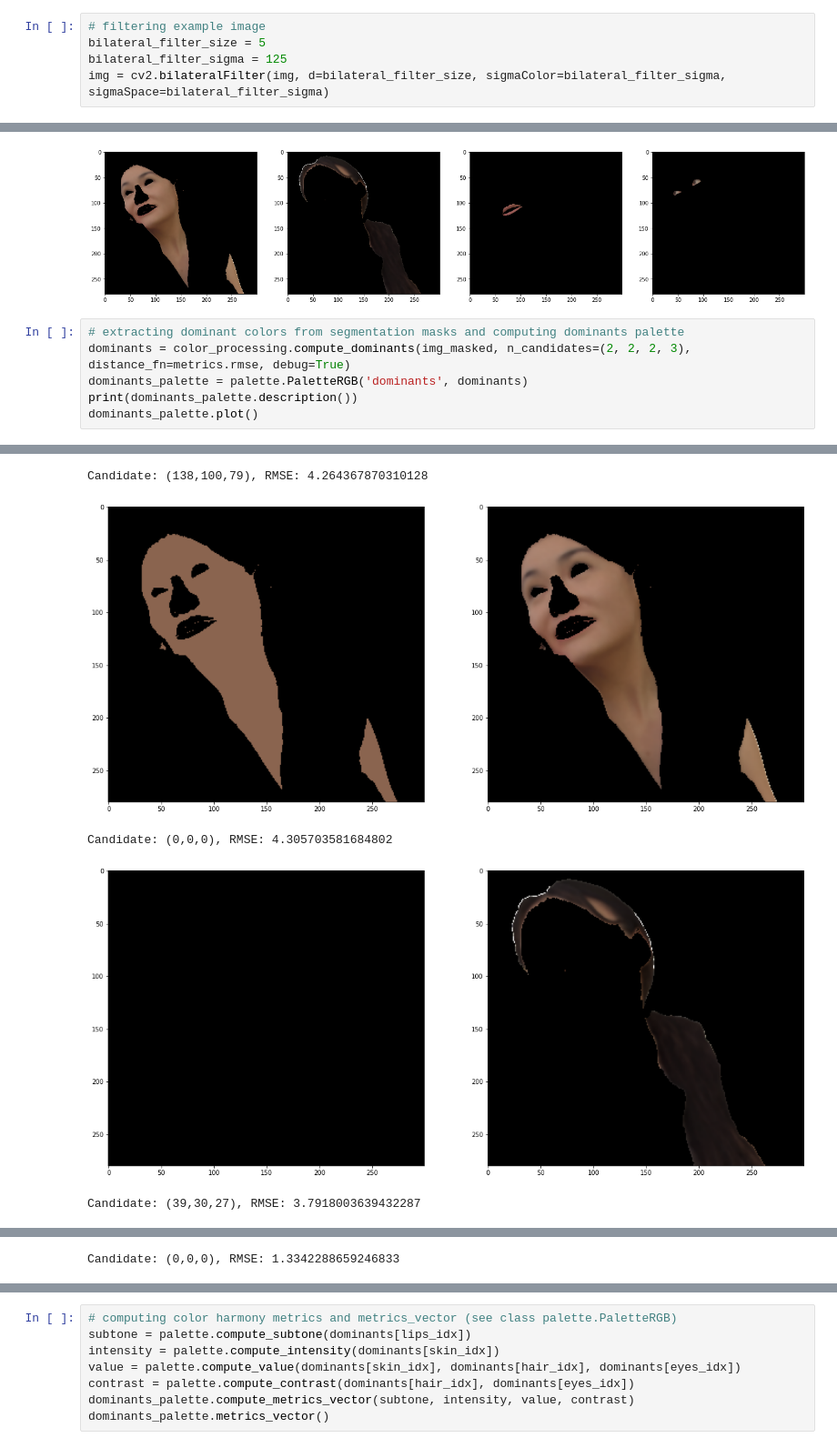
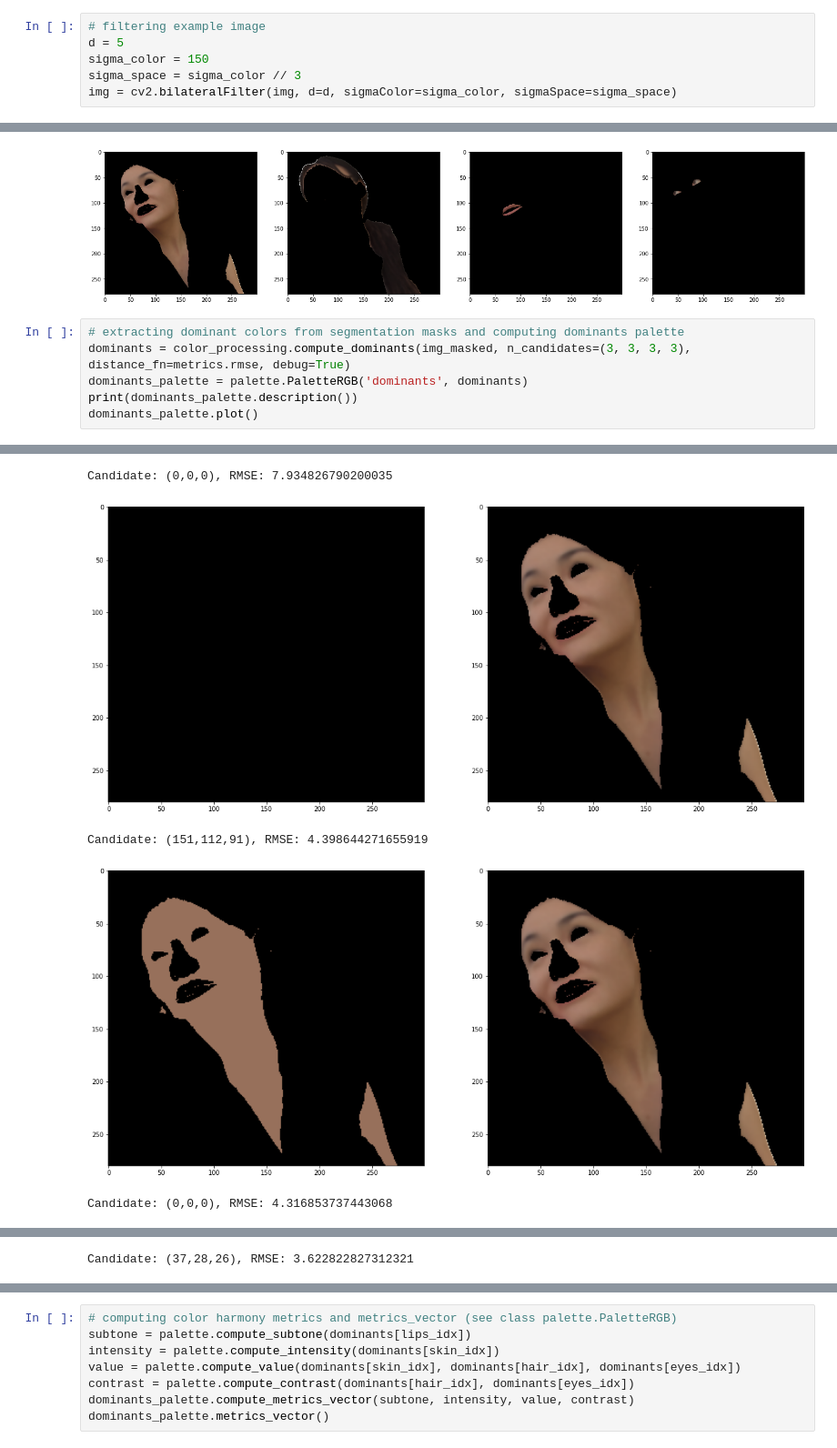
Before and after one commit to mrcmich/deep-seasonal-color-analysis-system, a Jupyter notebook: palette_classification_demo_user.ipynb, the cells around one changed output, grey strips where cells are left out. Shown at 91% size. Cells and saved outputs as stored; diff of their text form.

Commit message:
tuned filtering and re-executed with improved function compute_dominants in file palette_classification/color_processing.py.

```diff
--- a/palette_classification_demo_user.ipynb
+++ b/palette_classification_demo_user.ipynb
@@ -43,9 +43,10 @@ winter
 [figure]
 # %%
 # filtering example image
-bilateral_filter_size = 5
-bilateral_filter_sigma = 125
-img = cv2.bilateralFilter(img, d=bilateral_filter_size, sigmaColor=bilateral_filter_sigma, sigmaSpace=bilateral_filter_sigma)
+d = 5
+sigma_color = 150
+sigma_space = sigma_color // 3
+img = cv2.bilateralFilter(img, d=d, sigmaColor=sigma_color, sigmaSpace=sigma_space)
 # %%
 # plotting example image
 plt.figure(figsize=(20, 10))
@@ -78,7 +79,7 @@ plt.show()
 [figure]
 # %%
 # extracting dominant colors from segmentation masks and computing dominants palette
-dominants = color_processing.compute_dominants(img_masked, n_candidates=(2, 2, 2, 3), distance_fn=metrics.rmse, debug=True)
+dominants = color_processing.compute_dominants(img_masked, n_candidates=(3, 3, 3, 3), distance_fn=metrics.rmse, debug=True)
 dominants_palette = palette.PaletteRGB('dominants', dominants)
 print(dominants_palette.description())
 dominants_palette.plot()
@@ -88,7 +89,7 @@ Candidate: (0,0,0), RMSE: 7.932365136998338
-Candidate: (138,100,79), RMSE: 4.264367870310128
+Candidate: (0,0,0), RMSE: 7.934826790200035
-[figure, old version]
+[figure, new version]
-Candidate: (0,0,0), RMSE: 4.305703581684802
+Candidate: (151,112,91), RMSE: 4.398644271655919
-[figure, old version]
+[figure, new version]
-Candidate: (39,30,27), RMSE: 3.7918003639432287
+Candidate: (0,0,0), RMSE: 4.316853737443068
 [figure]
-Candidate: (0,0,0), RMSE: 1.3342288659246833
+Candidate: (37,28,26), RMSE: 3.622822827312321
```
Also changed, not shown: parts of 1 cell of this notebook.
